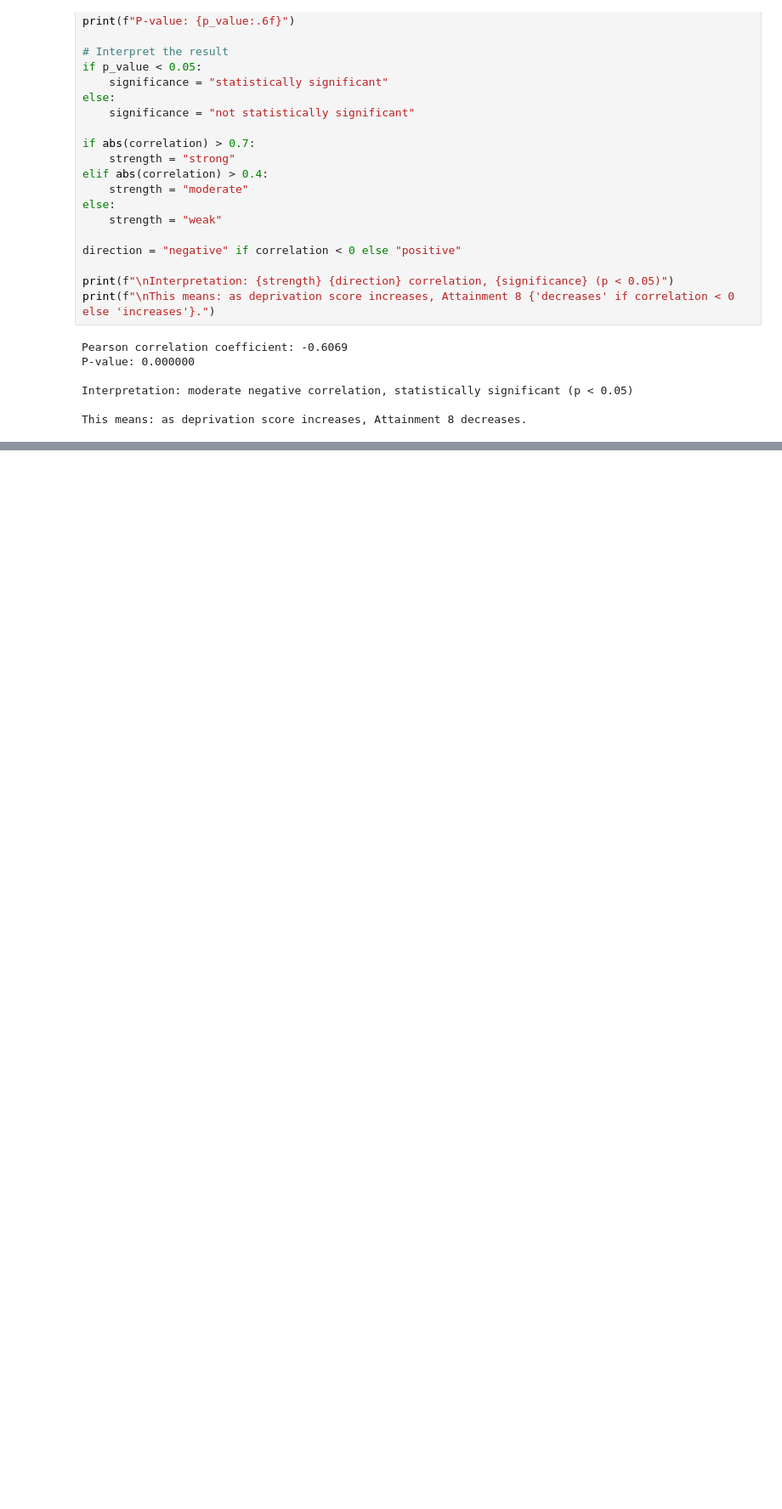
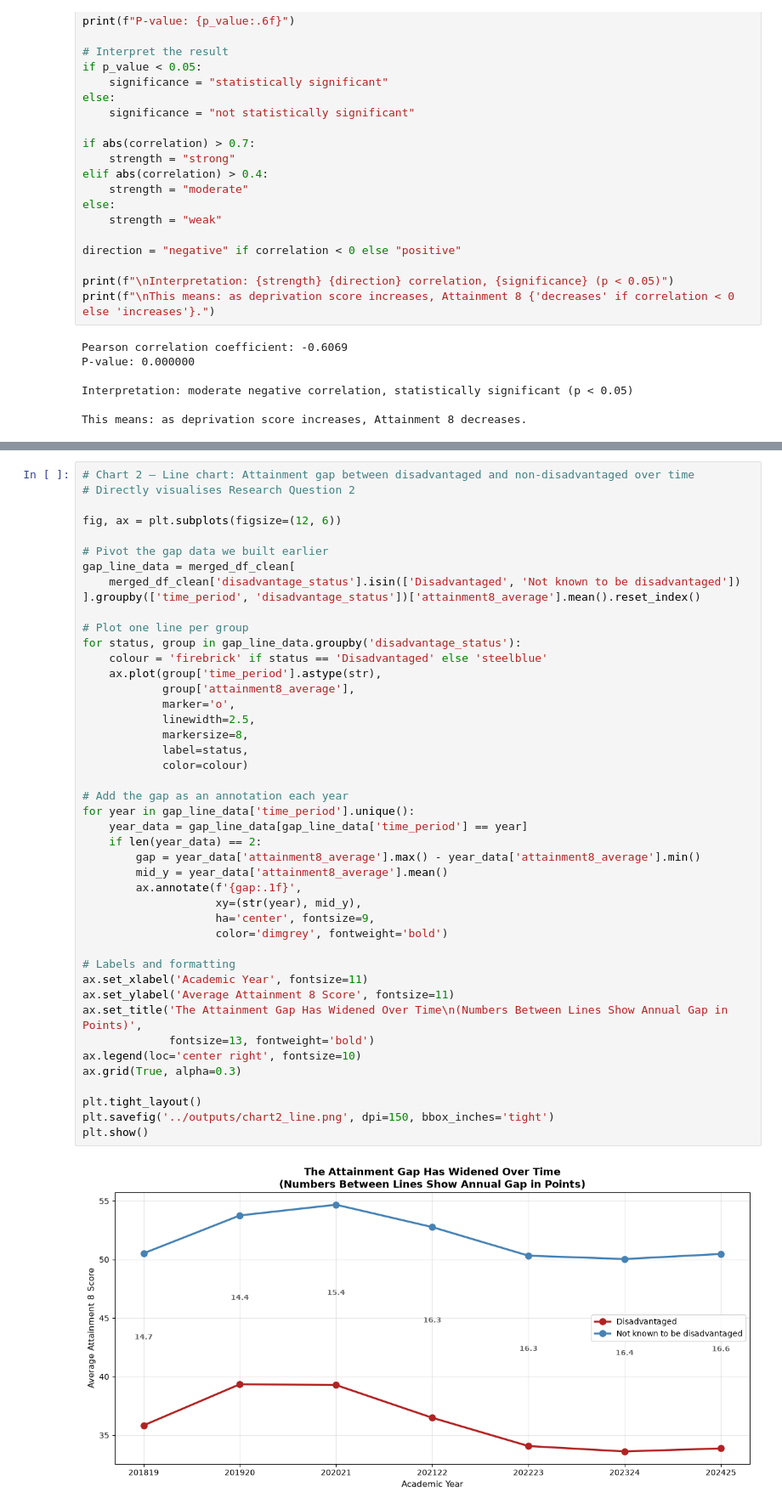
Before and after one commit to gaatma/education-deprivation-analysis, a Jupyter notebook: notebooks/01_analysis.ipynb, the cells around one changed output, grey strips where cells are left out. Shown at 85% size. Drawn from its saved outputs; the diff is of its cells as text; blank space fills up the shorter version.

```diff
--- a/notebooks/01_analysis.ipynb
+++ b/notebooks/01_analysis.ipynb
@@ -882,0 +1090,46 @@ This means: as deprivation score increases, Attainment 8 decreases.
+# %%
+# Chart 2 — Line chart: Attainment gap between disadvantaged and non-disadvantaged over time
+# Directly visualises Research Question 2
+
+fig, ax = plt.subplots(figsize=(12, 6))
+
+# Pivot the gap data we built earlier
+gap_line_data = merged_df_clean[
+    merged_df_clean['disadvantage_status'].isin(['Disadvantaged', 'Not known to be disadvantaged'])
+].groupby(['time_period', 'disadvantage_status'])['attainment8_average'].mean().reset_index()
+
+# Plot one line per group
+for status, group in gap_line_data.groupby('disadvantage_status'):
+    colour = 'firebrick' if status == 'Disadvantaged' else 'steelblue'
+    ax.plot(group['time_period'].astype(str),
+            group['attainment8_average'],
+            marker='o',
+            linewidth=2.5,
+            markersize=8,
+            label=status,
+            color=colour)
+
+# Add the gap as an annotation each year
+for year in gap_line_data['time_period'].unique():
+    year_data = gap_line_data[gap_line_data['time_period'] == year]
+    if len(year_data) == 2:
+        gap = year_data['attainment8_average'].max() - year_data['attainment8_average'].min()
+        mid_y = year_data['attainment8_average'].mean()
+        ax.annotate(f'{gap:.1f}',
+                    xy=(str(year), mid_y),
+                    ha='center', fontsize=9,
+                    color='dimgrey', fontweight='bold')
+
+# Labels and formatting
+ax.set_xlabel('Academic Year', fontsize=11)
+ax.set_ylabel('Average Attainment 8 Score', fontsize=11)
+ax.set_title('The Attainment Gap Has Widened Over Time\n(Numbers Between Lines Show Annual Gap in Points)',
+             fontsize=13, fontweight='bold')
+ax.legend(loc='center right', fontsize=10)
+ax.grid(True, alpha=0.3)
+
+plt.tight_layout()
+plt.savefig('../outputs/chart2_line.png', dpi=150, bbox_inches='tight')
+plt.show()
+# %% [output]
+[figure, added]
```
Also changed, not shown: parts of 6 cells of this notebook, 2 other files.
